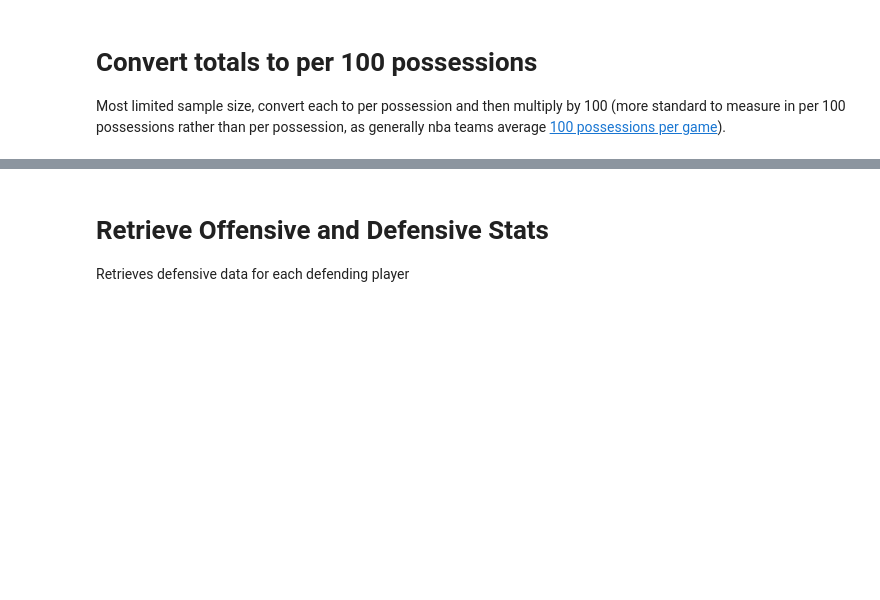
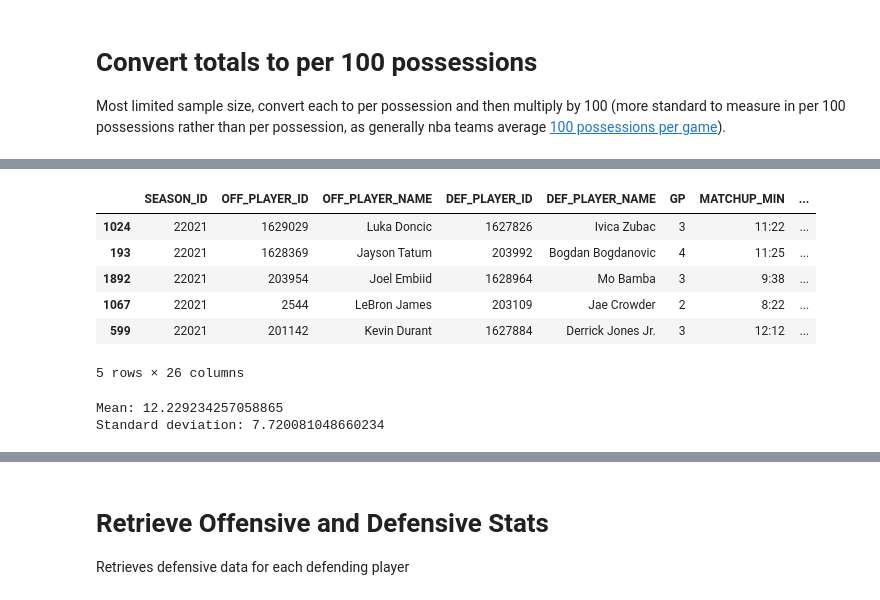
Before and after one commit to Darrick-Oliver/senior-project, a Jupyter notebook: h2h_off_def_experiment.ipynb, the cells around one changed output, grey strips where cells are left out. Cells and saved outputs as stored; diff of their text form; code cells hidden in the pictures; blank space fills up the shorter version.

```diff
--- a/h2h_off_def_experiment.ipynb
+++ b/h2h_off_def_experiment.ipynb
@@ -105,0 +82,43 @@ out.shape
+# %%
+# Get offensive data
+data = pd.read_csv('./stats/' + season + '_' + str(percentile) + '_off_stats.csv')
+data = data.fillna(0)
+
+# Merge average points per game and points per 100 possessions into h2h dataframe
+data = data.add_prefix('OFF_')
+data.rename(columns={'OFF_SEASON_ID': 'SEASON_ID'}, inplace=True)
+data = data[['OFF_PLAYER_ID', 'SEASON_ID', 'OFF_PTS', 'OFF_PTS_PER_100']]
+data = pd.merge(data, h2h_df[['OFF_PLAYER_ID', 'SEASON_ID', 'DEF_PLAYER_ID']], how ='inner', on=['OFF_PLAYER_ID', 'SEASON_ID'])
+data = pd.merge(h2h_df, data, how='inner', on=['OFF_PLAYER_ID', 'SEASON_ID', 'DEF_PLAYER_ID'])
+
+# Get average possessions per game
+poss = data['OFF_PTS'] / (data['OFF_PTS_PER_100'] / 100)
+
+# Convert per 100 possessions to points per game
+data['PLAYER_PTS'] = data['PLAYER_PTS'] / 100 * poss
+
+# Set h2h dataframe
+h2h_df = data
+
+data.sort_values(by=['PLAYER_PTS'], ascending=False).head()
+# %% [output]
+|  | SEASON_ID | OFF_PLAYER_ID | OFF_PLAYER_NAME | DEF_PLAYER_ID | DEF_PLAYER_NAME | GP | MATCHUP_MIN | ... |
+| 1024 | 22021 | 1629029 | Luka Doncic | 1627826 | Ivica Zubac | 3 | 11:22 | ... |
+| 193 | 22021 | 1628369 | Jayson Tatum | 203992 | Bogdan Bogdanovic | 4 | 11:25 | ... |
+| 1892 | 22021 | 203954 | Joel Embiid | 1628964 | Mo Bamba | 3 | 9:38 | ... |
+| 1067 | 22021 | 2544 | LeBron James | 203109 | Jae Crowder | 2 | 8:22 | ... |
+| 599 | 22021 | 201142 | Kevin Durant | 1627884 | Derrick Jones Jr. | 3 | 12:12 | ... |
+5 rows × 26 columns
+# %%
+# Points per game estimated
+fig = px.histogram(x=data['PLAYER_PTS'], labels={
+    'x': 'Estimated points per game versus opponent'
+})
+
+print('Mean: ' + str(data['PLAYER_PTS'].mean()))
+print('Standard deviation: ' + str(data['PLAYER_PTS'].std()))
+
+fig.show()
+# %% [output]
+Mean: 12.229234257058865
+Standard deviation: 7.720081048660234
```
Also changed, not shown: parts of 30 cells of this notebook, 7 other files.
